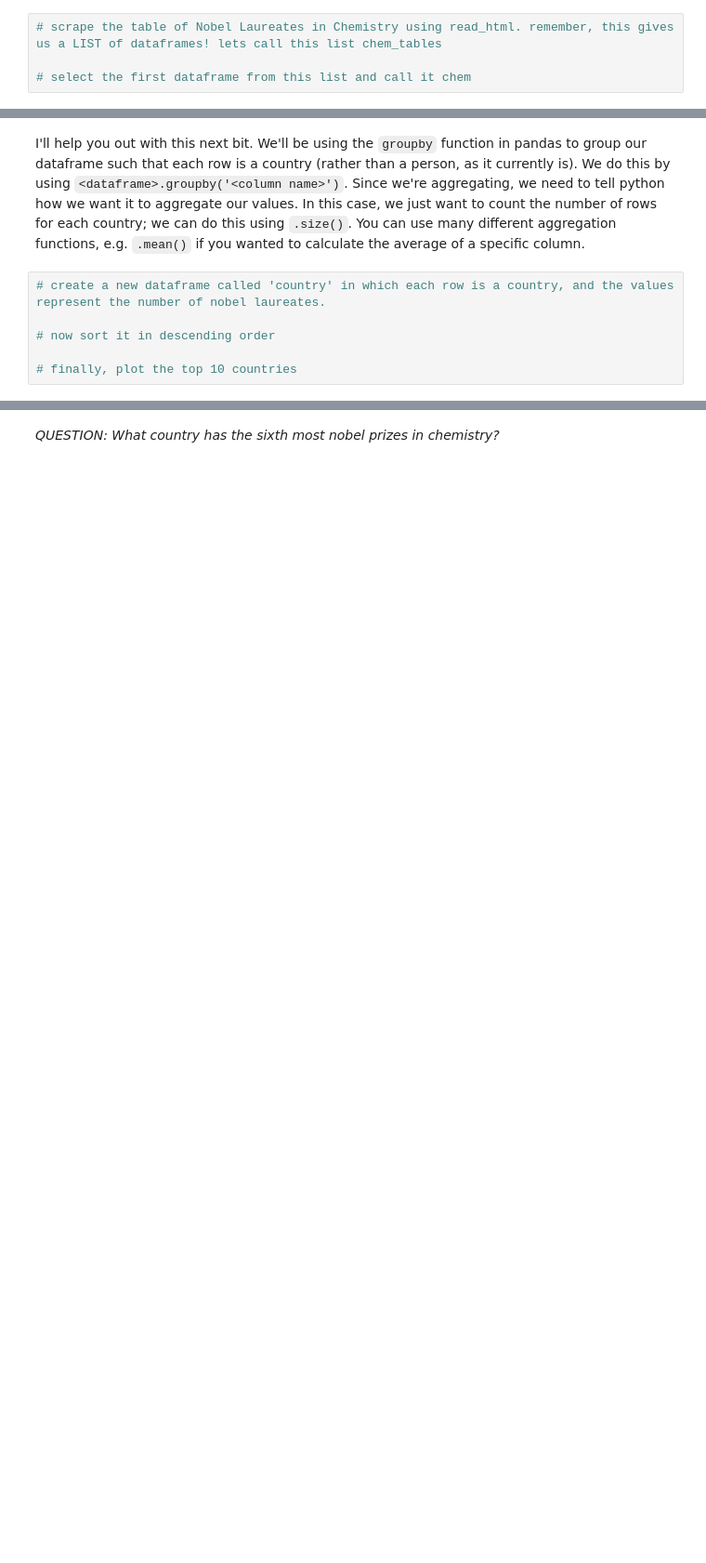
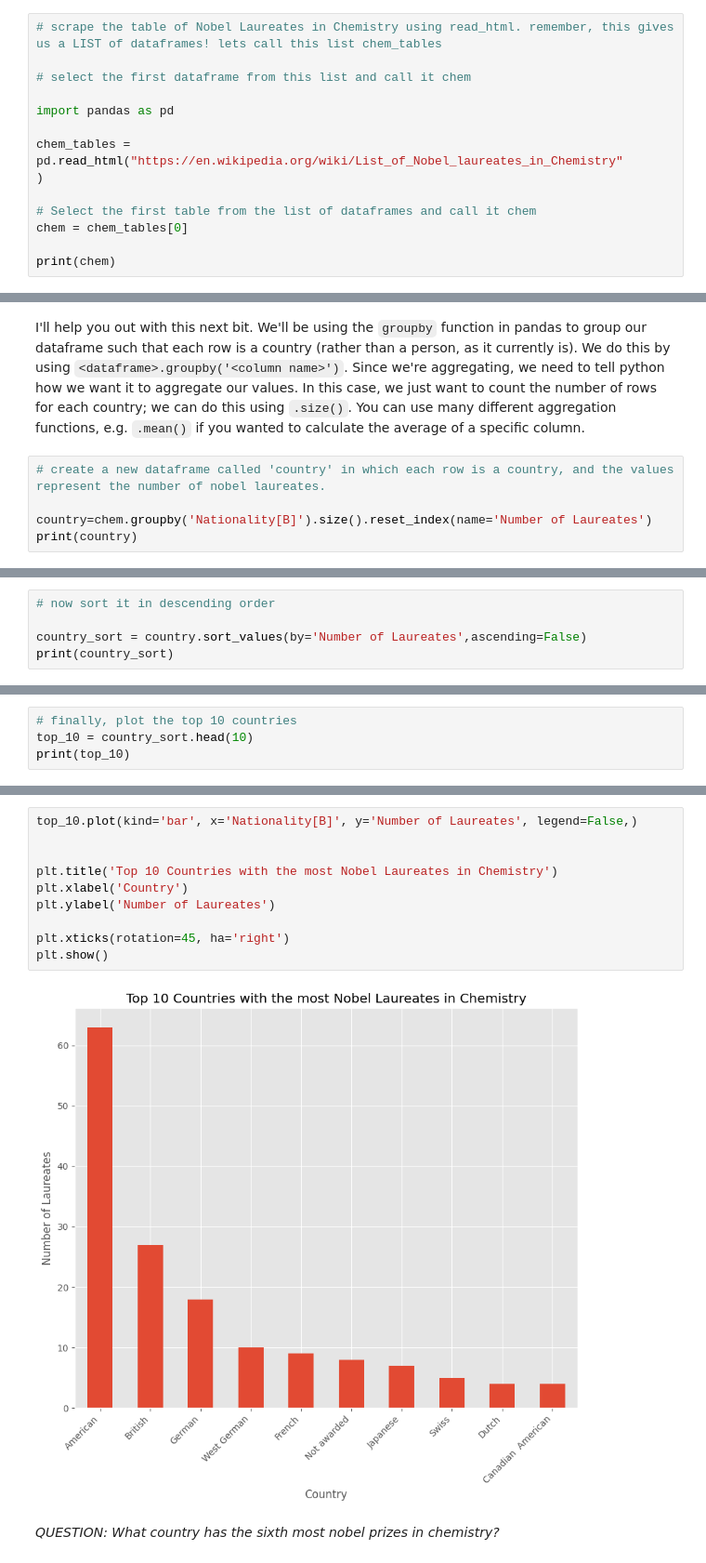
Before and after one commit to zoemarie28/QM2, a Jupyter notebook: notebooks/W02. Pandas.ipynb, the cells around one changed output, grey strips where cells are left out. Shown: that part at 93% size. Saved outputs shown, nothing was run; the diff lists cells and outputs as text; blank space fills up the shorter version.

```diff
--- a/notebooks/W02. Pandas.ipynb
+++ b/notebooks/W02. Pandas.ipynb
@@ -433,3 +530,13 @@ Using the following URL https://en.wikipedia.org/wiki/List_of_Nobel_laureates_in
 # scrape the table of Nobel Laureates in Chemistry using read_html. remember, this gives us a LIST of dataframes! lets call this list chem_tables
 
 # select the first dataframe from this list and call it chem
+
+import pandas as pd
+
+chem_tables = pd.read_html("https://en.wikipedia.org/wiki/List_of_Nobel_laureates_in_Chemistry"
+)
+
+# Select the first table from the list of dataframes and call it chem
+chem = chem_tables[0]
+
+print(chem)
@@ -438,6 +563,5 @@ I'll help you out with this next bit. We'll be using the `groupby` function in p
 # %%
 # create a new dataframe called 'country' in which each row is a country, and the values represent the number of nobel laureates.
 
-# now sort it in descending order
-
-# finally, plot the top 10 countries
+country=chem.groupby('Nationality[B]').size().reset_index(name='Number of Laureates')
+print(country)
@@ -443,0 +586,5 @@ I'll help you out with this next bit. We'll be using the `groupby` function in p
+# %%
+# now sort it in descending order
+
+country_sort = country.sort_values(by='Number of Laureates',ascending=False)
+print(country_sort)
@@ -443,0 +609,4 @@ I'll help you out with this next bit. We'll be using the `groupby` function in p
+# %%
+# finally, plot the top 10 countries
+top_10 = country_sort.head(10)
+print(top_10)
@@ -444,2 +627,14 @@ I'll help you out with this next bit. We'll be using the `groupby` function in p
+# %%
+top_10.plot(kind='bar', x='Nationality[B]', y='Number of Laureates', legend=False,)
+
+
+plt.title('Top 10 Countries with the most Nobel Laureates in Chemistry')
+plt.xlabel('Country')
+plt.ylabel('Number of Laureates')
+
+plt.xticks(rotation=45, ha='right')
+plt.show()
+# %% [output]
+[figure, added]
 # %% [markdown]
 *QUESTION: What country has the sixth most nobel prizes in chemistry?*
```
Also changed, not shown: parts of 18 cells of this notebook.
